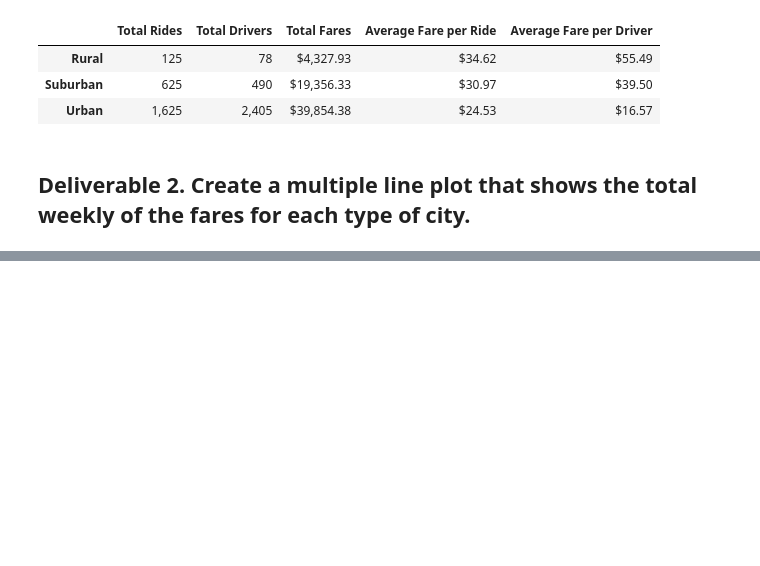
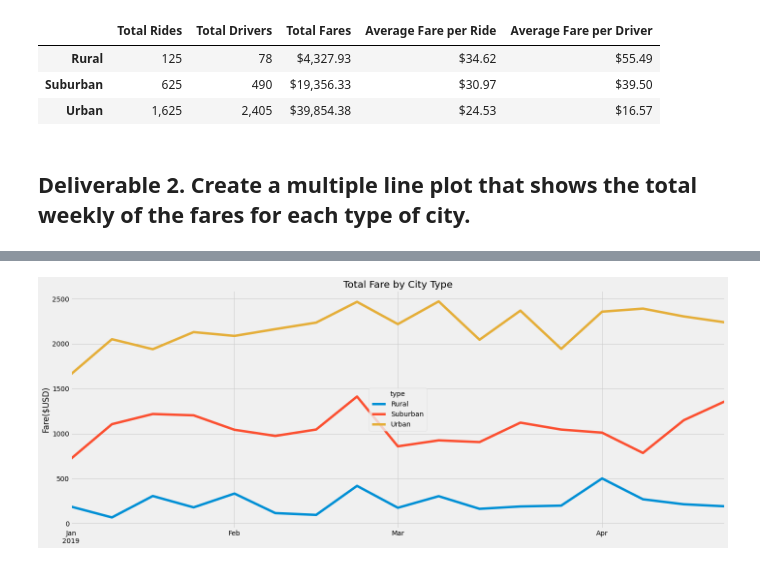
Before and after one commit to lewiebe2/pyber_analysis, a Jupyter notebook: PyBer_Challenge.ipynb, the cells around one changed output, grey strips where cells are left out. Cells and saved outputs as stored; diff of their text form; code cells hidden in the pictures; blank space fills up the shorter version.

Commit message:
Adding final script and figure.

```diff
--- a/PyBer_Challenge.ipynb
+++ b/PyBer_Challenge.ipynb
@@ -132,3 +141,5 @@ pyber_summary_df
 # %%
 # 4. Create a pivot table with the 'date' as the index, the columns ='type', and values='fare'
 # to get the total fares for each type of city by the date.
+fare_per_date_df = fare_per_date_df.pivot(index="date", columns="type", values="fare")
+fare_per_date_df.head(10)
@@ -135,2 +159,4 @@ pyber_summary_df
 # %%
 # 5. Create a new DataFrame from the pivot table DataFrame using loc on the given dates, '2019-01-01':'2019-04-29'.
+jan_apr_fares_df = fare_per_date_df.loc['2019-01-01':'2019-04-29']
+jan_apr_fares_df.head(10)
@@ -137,5 +176,5 @@ pyber_summary_df
 # %%
 # 6. Set the "date" index to datetime datatype. This is necessary to use the resample() method in Step 8.
-# df.index = pd.to_datetime(df.index)
+jan_apr_fares_df.index = pd.to_datetime(jan_apr_fares_df.index)
 # %%
 # 7. Check that the datatype for the index is datetime using df.info()
@@ -142,2 +193,4 @@ pyber_summary_df
 # %%
 # 8. Create a new DataFrame using the "resample()" function by week 'W' and get the sum of the fares for each week.
+total_weekly_fares = jan_apr_fares_df.resample("W").sum()
+total_weekly_fares.head(10)
@@ -144,7 +210,17 @@ pyber_summary_df
 # %%
 # 8. Using the object-oriented interface method, plot the resample DataFrame using the df.plot() function.
-
+multi_plot = total_weekly_fares.plot(kind="line", figsize=(20,8), linewidth=5)
+plt.xlabel("")
+plt.ylabel("Fare($USD)")
+plt.title("Total Fare by City Type")
+plt.tight_layout()
+plt.legend(loc="center", title="type")
 # Import the style from Matplotlib.
 from matplotlib import style
 # Use the graph style fivethirtyeight.
 style.use('fivethirtyeight')
+# Save the figure.
+plt.savefig("analysis/PyBer_fare_summary.png")
+plt.show()
+# %% [output]
+[figure, added]
```
Also changed, not shown: parts of 7 cells of this notebook, 1 other file.
